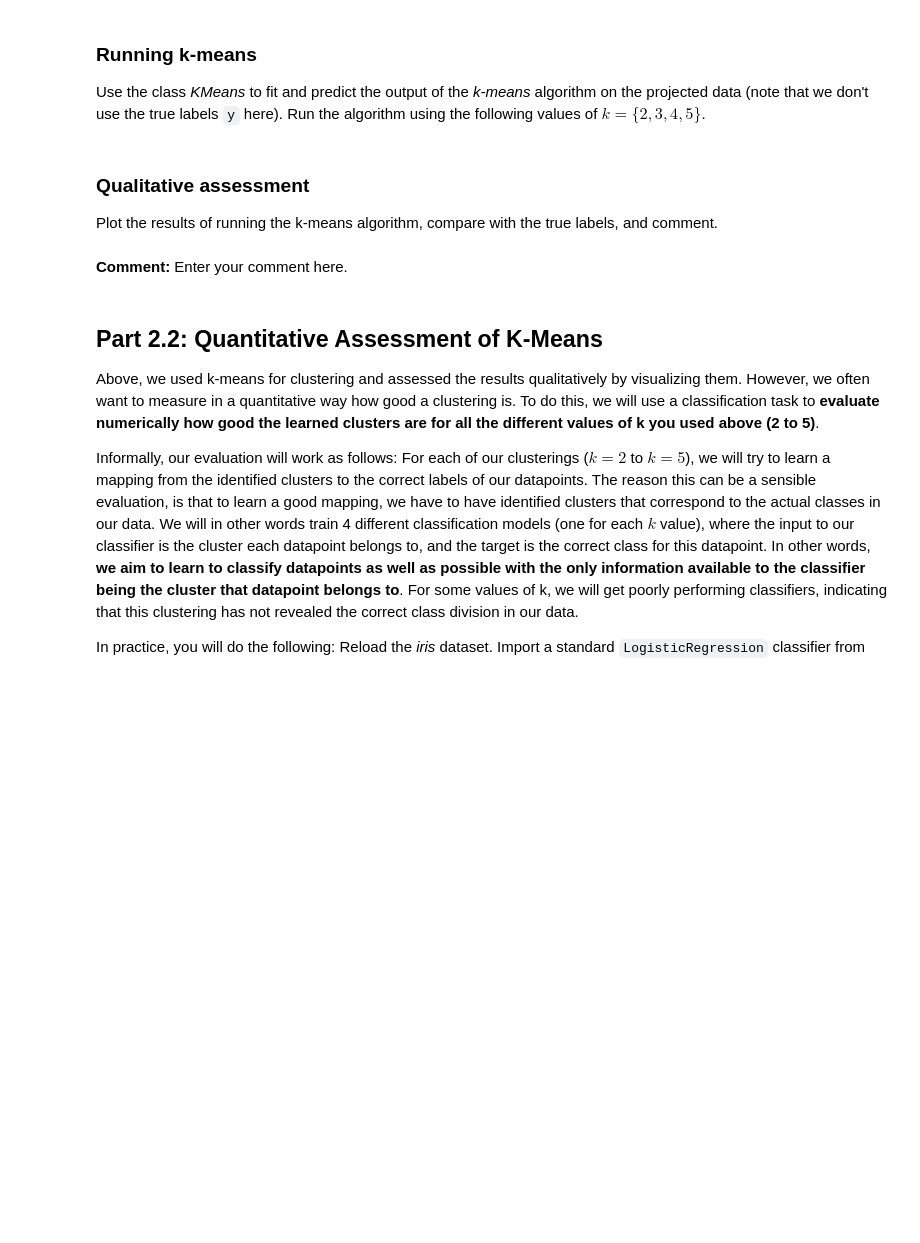
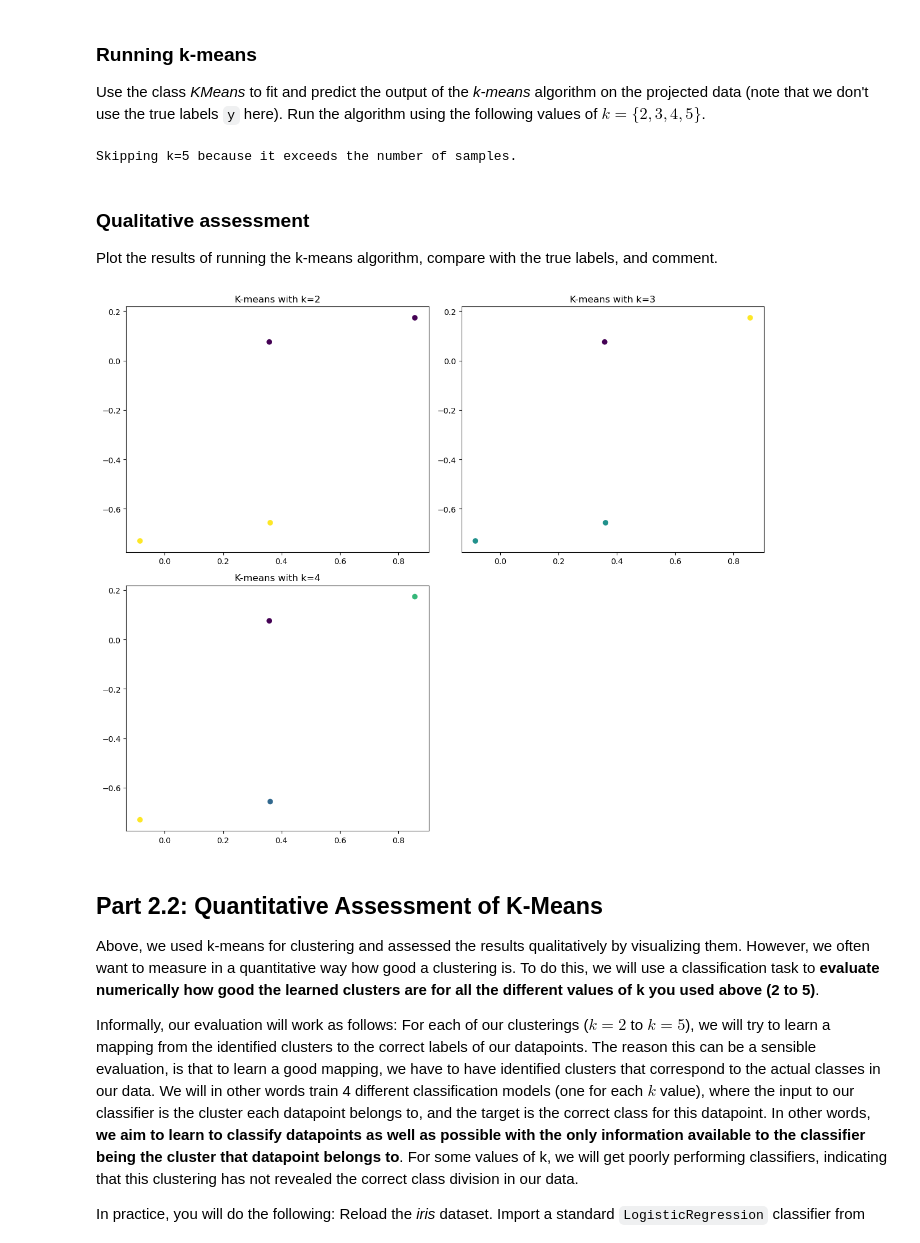
Before and after one commit to sofija-13/intro_AI-ML, a Jupyter notebook: assignment3/IN3050_assignment_3.ipynb, the cells around one changed output. Saved outputs shown, nothing was run; the diff lists cells and outputs as text; code cells hidden in the pictures; blank space fills up the shorter version.

```diff
--- a/assignment3/IN3050_assignment_3.ipynb
+++ b/assignment3/IN3050_assignment_3.ipynb
@@ -623,13 +621,22 @@ To allow for visualization, we project our data in two dimensions as we did prev
+# %%
+X_pca, _ = pca(X, m=2)
 # %% [markdown]
 ### Running k-means
 Use the class *KMeans* to fit and predict the output of the *k-means* algorithm on the projected data (note that we don't use the true labels `y` here). Run the algorithm using the following values of $k=\{2,3,4,5\}$.
-# %%
-k_values = [2, 3, 4, 5]
-y_hats = []
-
-for i in range(len(k_values)):
-    # Initialize KMeans object with correct value for k
-    # Fit the algorithm to the training data and store the predictions in y_hats
+# %%
+k_values = [2, 3, 4, 5]
+y_hats = []
+
+for i in k_values:
+    if i <= len(X_pca):  # Ensure k <= number of samples
+        kmeans = KMeans(n_clusters=i, random_state=13)
+        y_hat = kmeans.fit_predict(X_pca)
+        y_hats.append(y_hat)
+    else:
+        print(f"Skipping k={i} because it exceeds the number of samples.")
+        k_values.remove(i)
+# %% [output]
+Skipping k=5 because it exceeds the number of samples.
 # %% [markdown]
 ### Qualitative assessment
 Plot the results of running the k-means algorithm, compare with the true labels, and comment.
@@ -638,5 +643,15 @@ Plot the results of running the k-means algorithm, compare with the true labels,
-# %% [markdown]
-**Comment:** Enter your comment here.
+# %%
+plt.figure(figsize=(12, 10))
+
+for idex, k in enumerate(k_values):
+    plt.subplot(2, 2, idex+1)
+    plt.scatter(X_pca[:, 0], X_pca[:, 1], c=y_hats[idex], cmap='viridis', marker='o')
+    plt.title(f'K-means with k={k}')
+
+plt.tight_layout()
+plt.show()
+# %% [output]
+[figure, added]
 # %% [markdown]
 ## Part 2.2: Quantitative Assessment of K-Means
 
```
Also changed, not shown: parts of 3 cells of this notebook.
